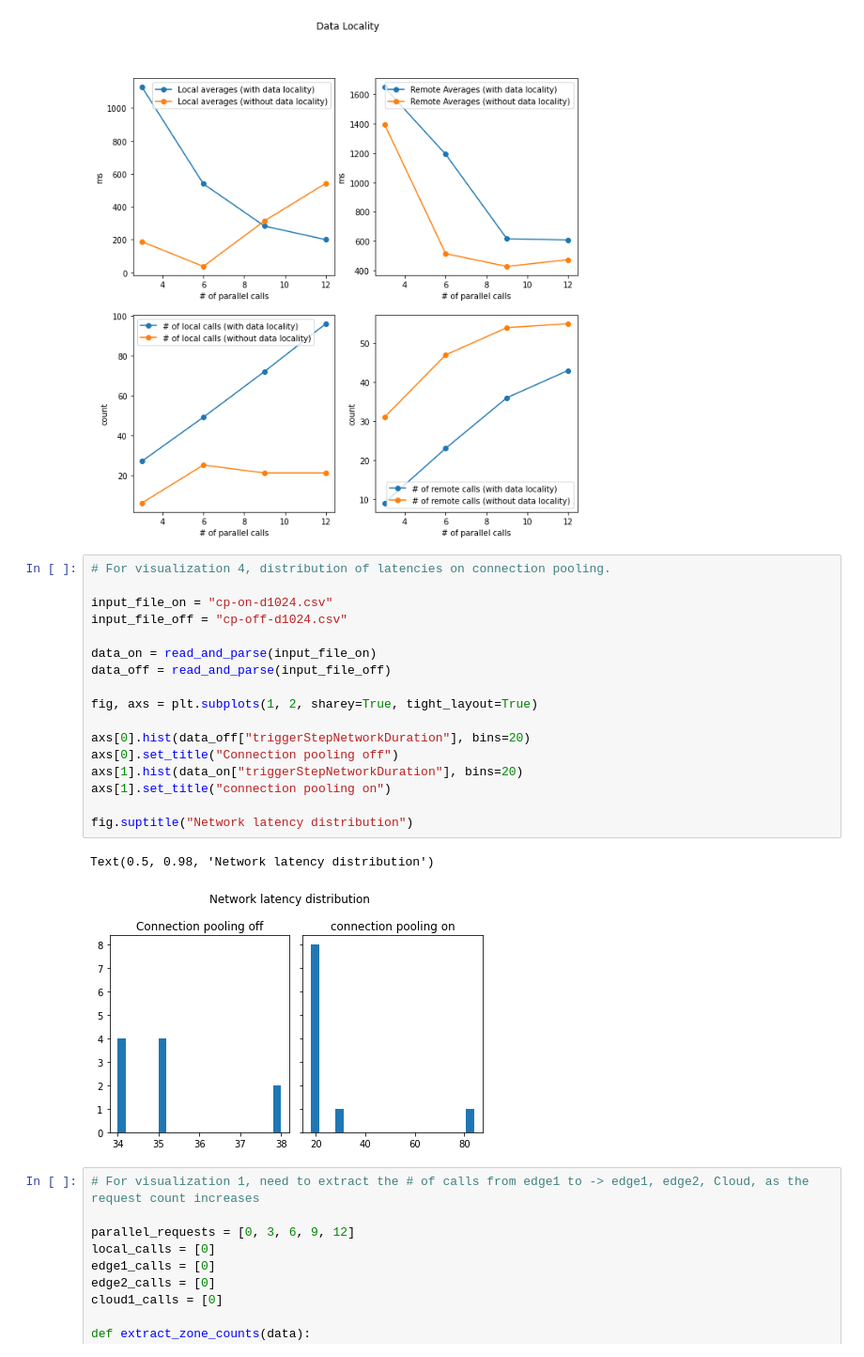
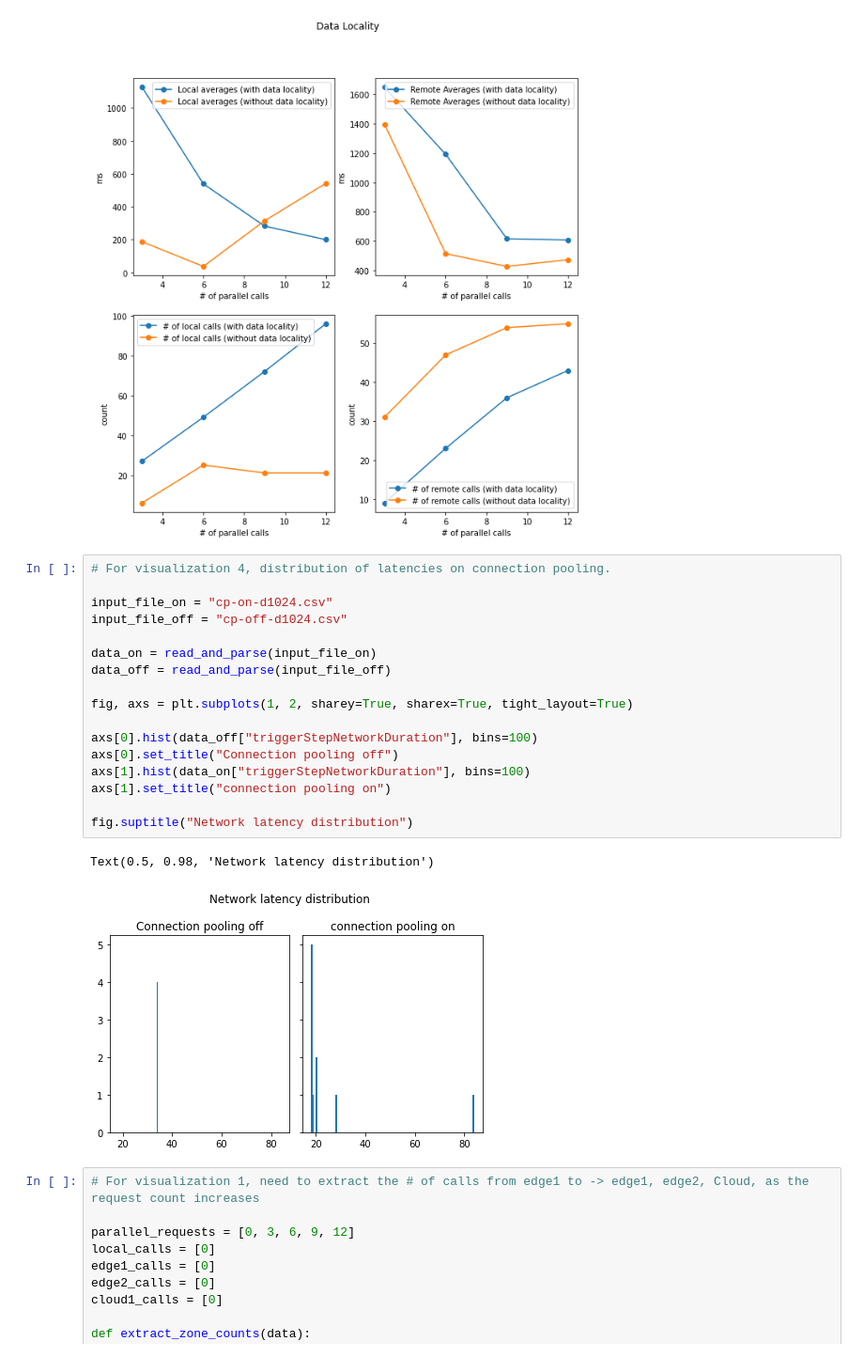
Before and after one commit to alin-corodescu/MSc-workflows, a Jupyter notebook: jupyter-notebook/Workflows Analysis.ipynb, the cells around one changed output. Shown at 94% size. Drawn from its saved outputs; the diff is of its cells as text.

```diff
--- a/jupyter-notebook/Workflows Analysis.ipynb
+++ b/jupyter-notebook/Workflows Analysis.ipynb
@@ -187,23 +187,23 @@ draw_data_loc_plots(local_averages_on, remote_averages_on, local_count_on, remot
 # %%
 # For visualization 4, distribution of latencies on connection pooling.
 
 input_file_on = "cp-on-d1024.csv"
 input_file_off = "cp-off-d1024.csv"
 
 data_on = read_and_parse(input_file_on)
 data_off = read_and_parse(input_file_off)
 
-fig, axs = plt.subplots(1, 2, sharey=True, tight_layout=True)
+fig, axs = plt.subplots(1, 2, sharey=True, sharex=True, tight_layout=True)
 
-axs[0].hist(data_off["triggerStepNetworkDuration"], bins=20)
+axs[0].hist(data_off["triggerStepNetworkDuration"], bins=100)
 axs[0].set_title("Connection pooling off")
-axs[1].hist(data_on["triggerStepNetworkDuration"], bins=20)
+axs[1].hist(data_on["triggerStepNetworkDuration"], bins=100)
 axs[1].set_title("connection pooling on")
 
 fig.suptitle("Network latency distribution")
 # %% [output]
 Text(0.5, 0.98, 'Network latency distribution')
-[figure, old version]
+[figure, new version]
 # %%
 # For visualization 1, need to extract the # of calls from edge1 to -> edge1, edge2, Cloud, as the request count increases
 
```
Also changed, not shown: 15 other files.
